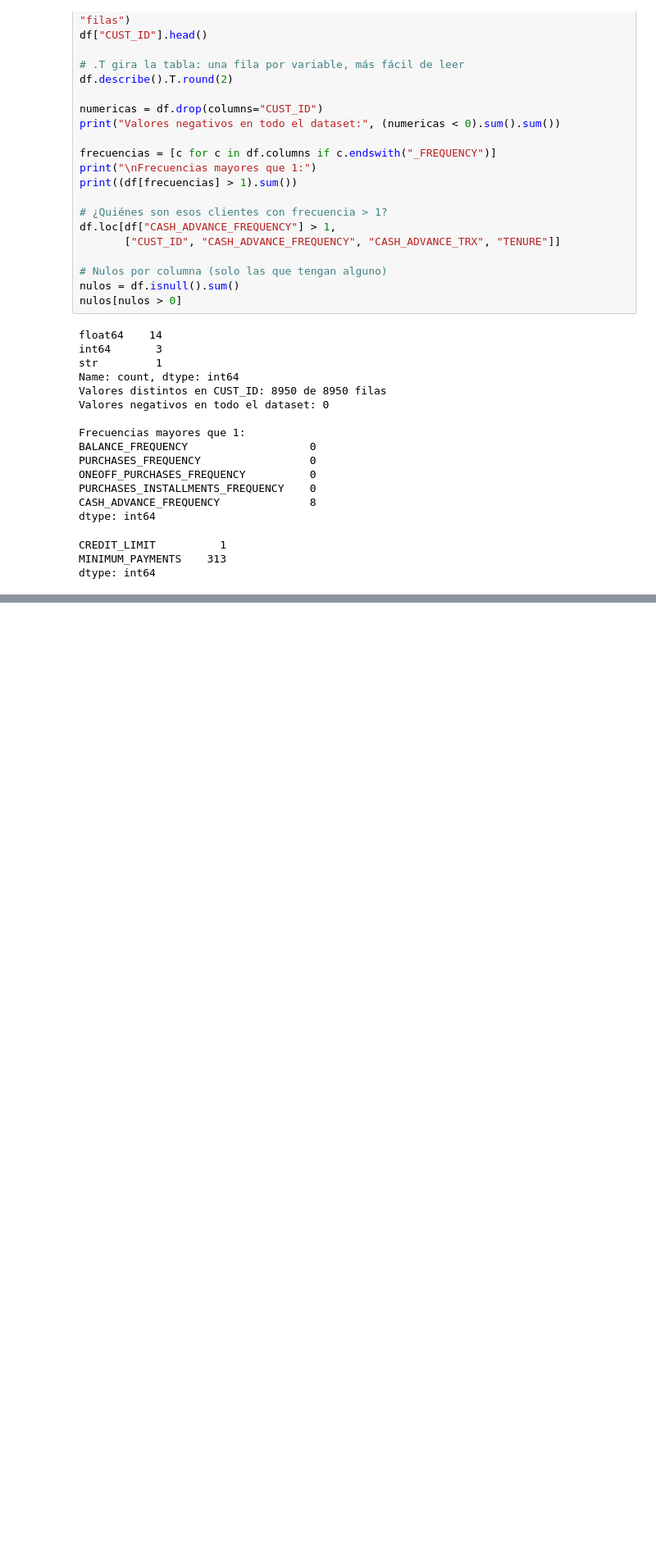
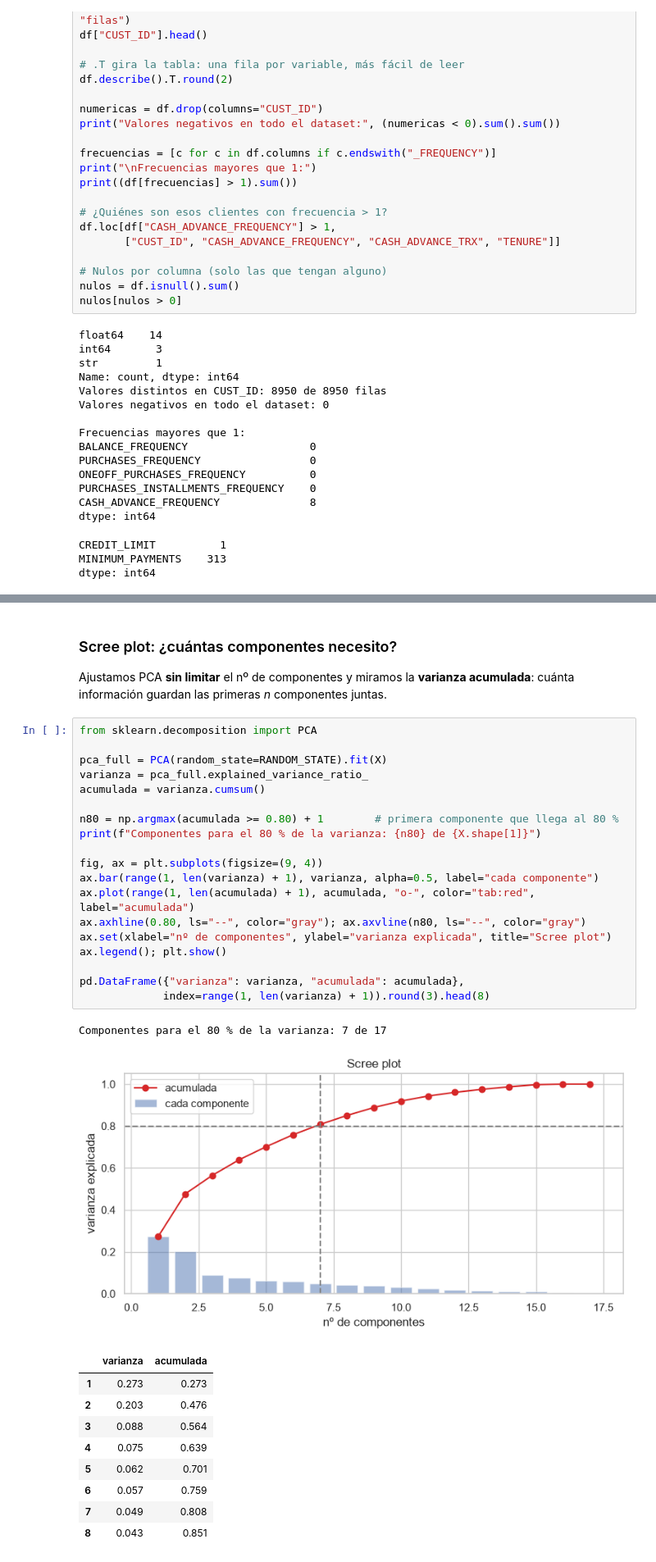
Before and after one commit to IA-P1-BCN/juanCarlos-investigacion-clustering, a Jupyter notebook: workshop-tarjetas.ipynb, the cells around one changed output, grey strips where cells are left out. Shown at 82% size. Drawn from its saved outputs; the diff is of its cells as text; blank space fills up the shorter version.

Commit message:
taller(09): tarjetas — exploración (scree plot, PCA 2D, nube continua)
Co-Authored-By: Claude Opus 5.5 <noreply@anthropic.com>

```diff
--- a/workshop-tarjetas.ipynb
+++ b/workshop-tarjetas.ipynb
@@ -224,0 +155,35 @@ pd.DataFrame({"% sin escalar": aporte_por_variable(df.values),
+# %% [markdown]
+### Scree plot: ¿cuántas componentes necesito?
+
+Ajustamos PCA **sin limitar** el nº de componentes y miramos la **varianza acumulada**: cuánta información guardan las primeras *n* componentes juntas.
+# %%
+from sklearn.decomposition import PCA
+
+pca_full = PCA(random_state=RANDOM_STATE).fit(X)
+varianza = pca_full.explained_variance_ratio_
+acumulada = varianza.cumsum()
+
+n80 = np.argmax(acumulada >= 0.80) + 1        # primera componente que llega al 80 %
+print(f"Componentes para el 80 % de la varianza: {n80} de {X.shape[1]}")
+
+fig, ax = plt.subplots(figsize=(9, 4))
+ax.bar(range(1, len(varianza) + 1), varianza, alpha=0.5, label="cada componente")
+ax.plot(range(1, len(acumulada) + 1), acumulada, "o-", color="tab:red", label="acumulada")
+ax.axhline(0.80, ls="--", color="gray"); ax.axvline(n80, ls="--", color="gray")
+ax.set(xlabel="nº de componentes", ylabel="varianza explicada", title="Scree plot")
+ax.legend(); plt.show()
+
+pd.DataFrame({"varianza": varianza, "acumulada": acumulada},
+             index=range(1, len(varianza) + 1)).round(3).head(8)
+# %% [output]
+Componentes para el 80 % de la varianza: 7 de 17
+[figure, added]
+|  | varianza | acumulada |
+| 1 | 0.273 | 0.273 |
+| 2 | 0.203 | 0.476 |
+| 3 | 0.088 | 0.564 |
+| 4 | 0.075 | 0.639 |
+| 5 | 0.062 | 0.701 |
+| 6 | 0.057 | 0.759 |
+| 7 | 0.049 | 0.808 |
+| 8 | 0.043 | 0.851 |
```
Also changed, not shown: parts of 25 cells of this notebook, 2 other files.
